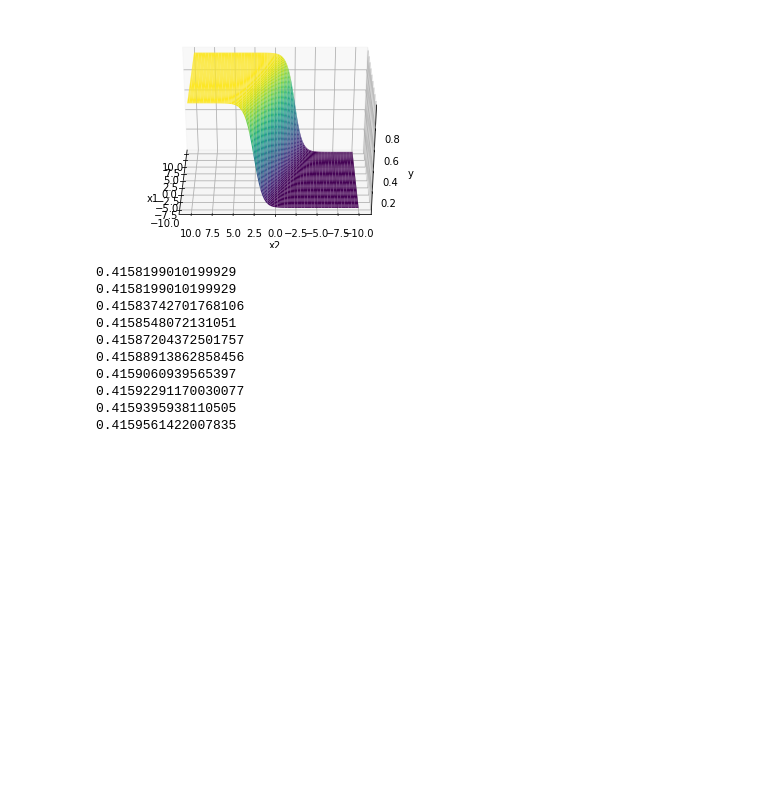
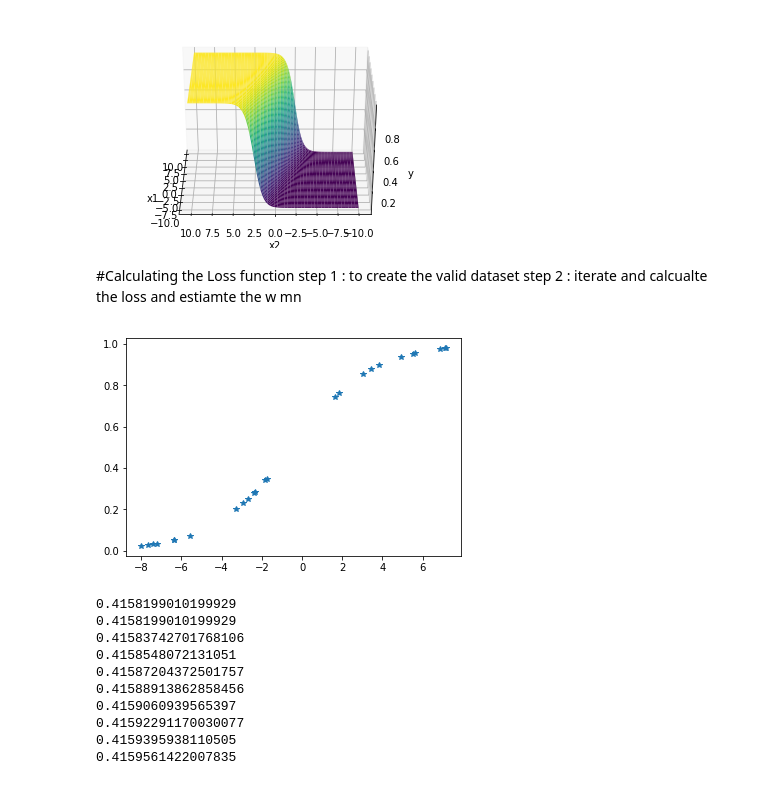
Before and after one commit to aborundiya/NeuralNetwork, a Jupyter notebook: gradientDescent.ipynb, the cells around one changed output. Cells and saved outputs as stored; diff of their text form; code cells hidden in the pictures; blank space fills up the shorter version.

```diff
--- a/gradientDescent.ipynb
+++ b/gradientDescent.ipynb
@@ -46,3 +46,16 @@ ax.set_zlabel('y')
 ax.view_init(30,180)
 # %% [output]
 [figure]
+# %% [markdown]
+#Calculating the Loss function
+step 1 : to create the valid dataset
+step 2 : iterate and calcualte the loss and estiamte the w mn
+# %%
+w_unknown = 0.5
+b_unknown = 0.25
+X = np.random.random(25)*20-10 #the 20 is for the range of -10 to 10 and subtaction of 10 is to center it to 0
+Y = sigmoid(w_unknown, b_unknown, X)
+plt.plot(X,Y,'*')
+plt.show()
+# %% [output]
+[figure, added]
```
Also changed, not shown: parts of 1 cell of this notebook.
